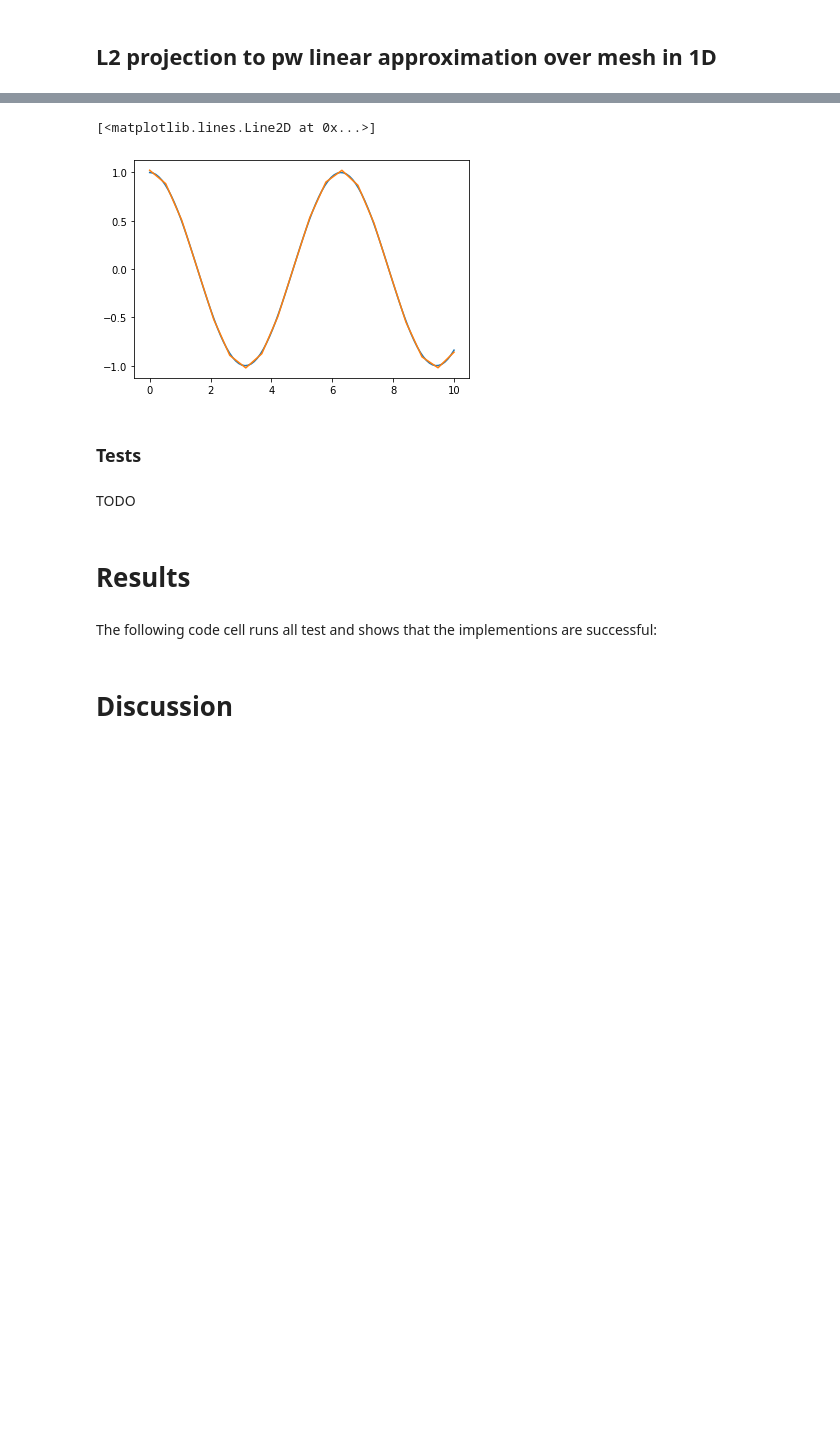
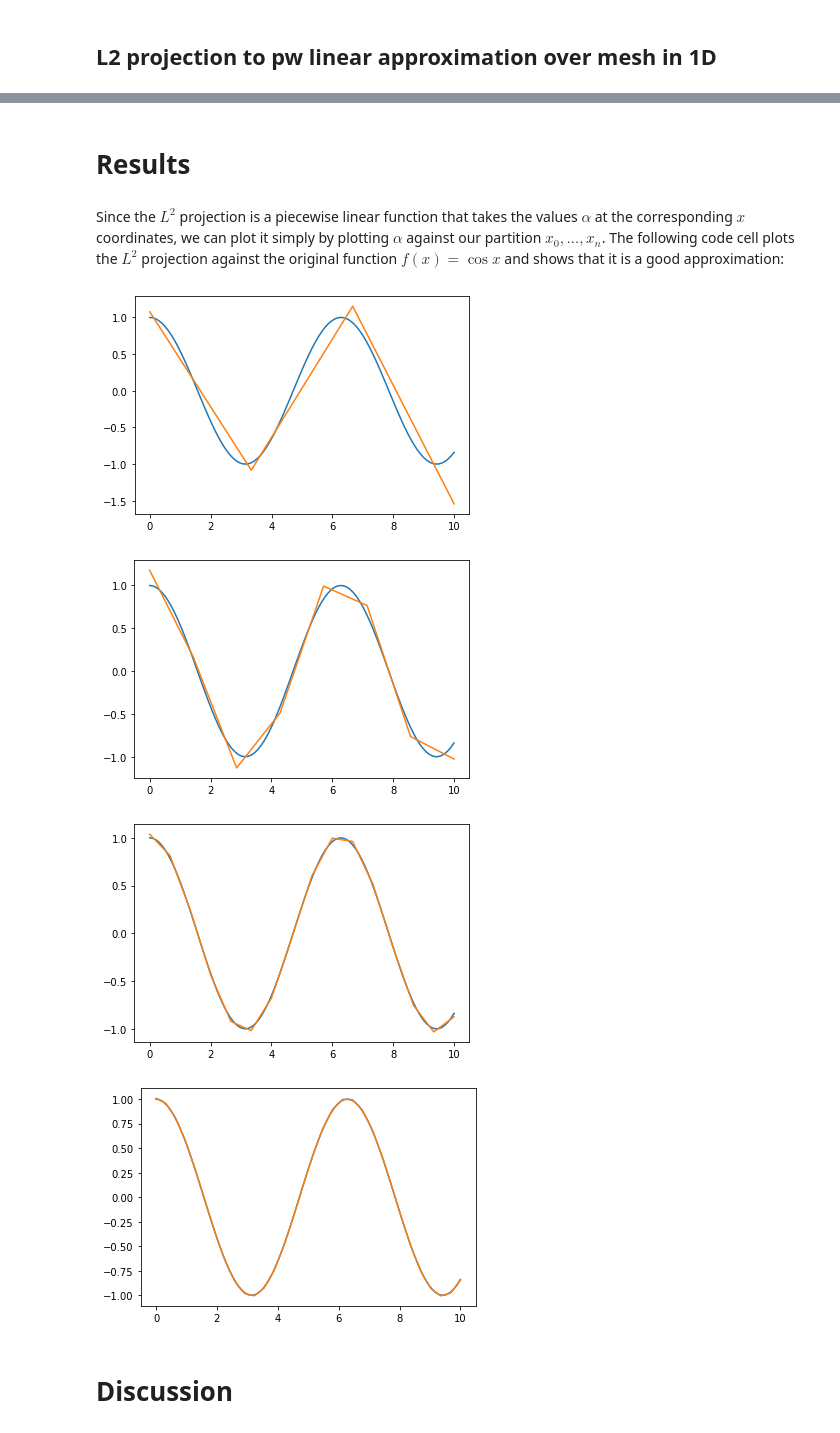
Before and after one commit to johanhoffman/DD2363_VT21, a Jupyter notebook: Lab_4/theoahfeldt_lab4.ipynb, the cells around one changed output, grey strips where cells are left out. Drawn from its saved outputs; the diff is of its cells as text; code cells hidden in the pictures; blank space fills up the shorter version.

```diff
--- a/Lab_4/theoahfeldt_lab4.ipynb
+++ b/Lab_4/theoahfeldt_lab4.ipynb
@@ -69,25 +64,25 @@ def assembly_system(f, xs):
 def L2_projection(f, xs):
     A, b = assembly_system(f, xs)
     return np.linalg.solve(A, b)
-
-xs = np.linspace(0,10,20)
-xss = np.linspace(0,10,100)
-
-f = lambda x: np.cos(x)
-alpha = L2_projection(f, xs)
-
-plt.plot(xss, f(xss))
-plt.plot(xs, alpha)
-# %% [output]
-[<matplotlib.lines.Line2D at 0x...>]
-[figure, removed]
-# %% [markdown]
-### Tests
-# %% [markdown]
-TODO
 # %% [markdown]
 # **Results**
-# %% [markdown]
-The following code cell runs all test and shows that the implementions are successful:
+# %% [markdown]
+Since the $L^2$ projection is a piecewise linear function that takes the values $\alpha$ at the corresponding $x$ coordinates, we can plot it simply by plotting $\alpha$ against our partition $x_0, \dots, x_{n}$. The following code cell plots the $L^2$ projection against the original function $f(x) = \cos{x}$ and shows that it is a good approximation:
+# %%
+x = np.linspace(0,10,100)
+f = lambda x: np.cos(x)
+
+for i in [4, 8, 16, 32]:
+    xs = np.linspace(0,10,i)
+    alpha = L2_projection(f, xs)
+
+    plt.plot(x, f(x))
+    plt.plot(xs, alpha)
+    plt.show()
+# %% [output]
+[figure, added]
+[figure, added]
+[figure, added]
+[figure, added]
 # %% [markdown]
 # **Discussion**
```
Also changed, not shown: parts of 16 cells of this notebook.
